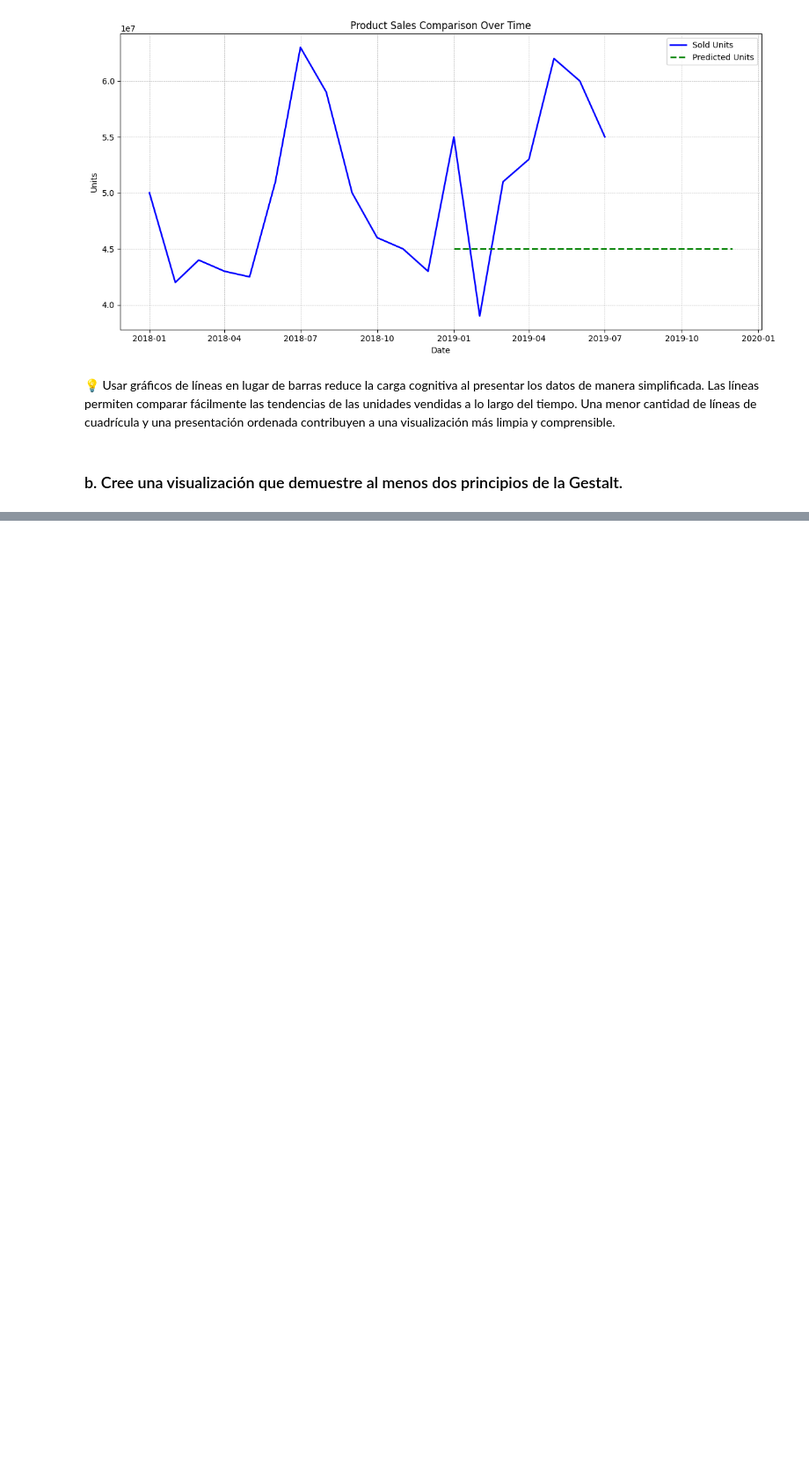
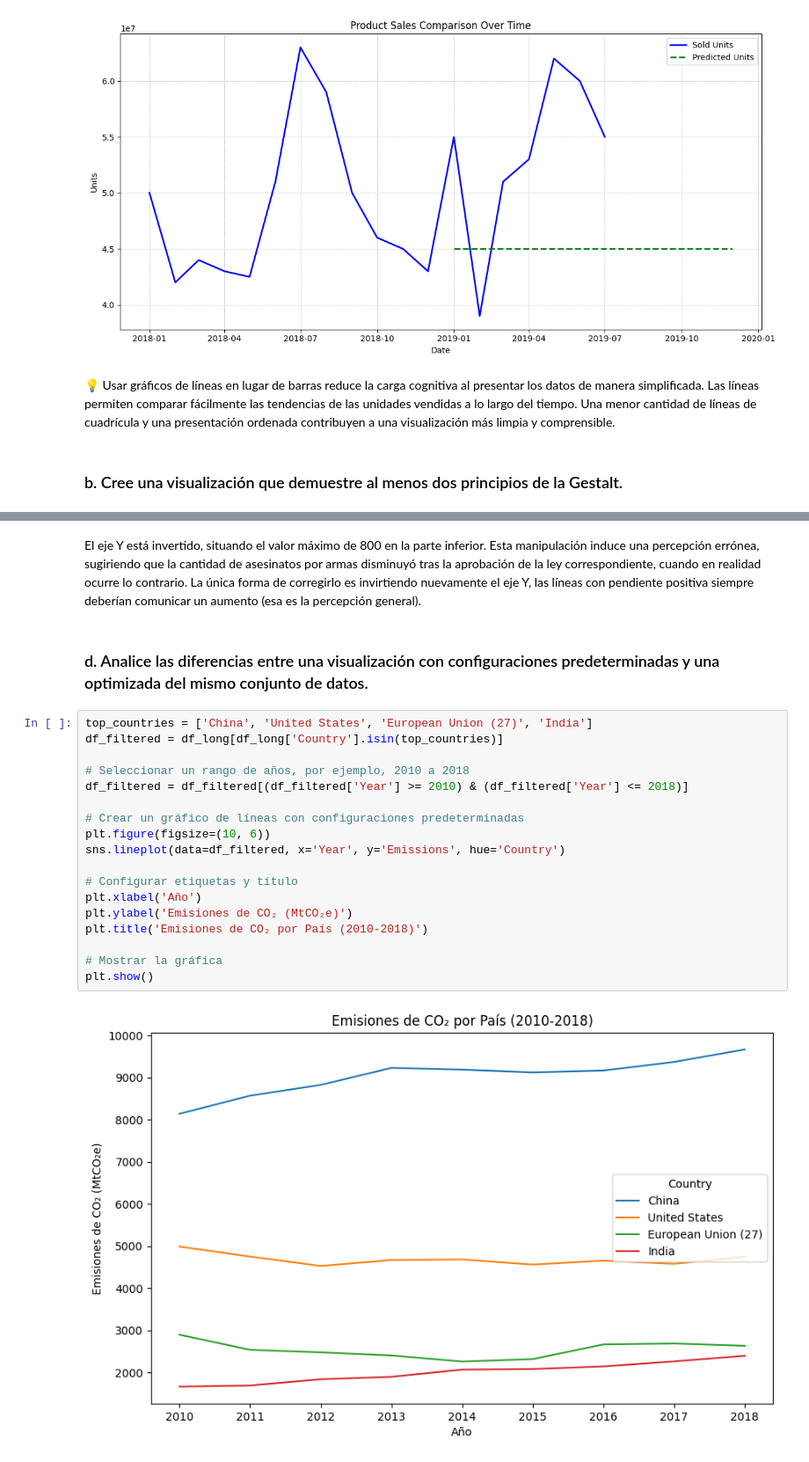
Before and after one commit to UVG-Works-Hub/data-visualization, a Jupyter notebook: additional.ipynb, the cells around one changed output, grey strips where cells are left out. Shown at 88% size. Saved outputs shown, nothing was run; the diff lists cells and outputs as text; blank space fills up the shorter version.

```diff
--- a/additional.ipynb
+++ b/additional.ipynb
@@ -88,0 +134,24 @@ plt.show()
+# %% [markdown]
+El eje Y está invertido, situando el valor máximo de 800 en la parte inferior. Esta manipulación induce una percepción errónea, sugiriendo que la cantidad de asesinatos por armas disminuyó tras la aprobación de la ley correspondiente, cuando en realidad ocurre lo contrario. La única forma de corregirlo es invirtiendo nuevamente el eje Y, las líneas con pendiente positiva siempre deberían comunicar un aumento (esa es la percepción general).
+# %% [markdown]
+### d. Analice las diferencias entre una visualización con configuraciones predeterminadas y una optimizada del mismo conjunto de datos.
+# %%
+top_countries = ['China', 'United States', 'European Union (27)', 'India']
+df_filtered = df_long[df_long['Country'].isin(top_countries)]
+
+# Seleccionar un rango de años, por ejemplo, 2010 a 2018
+df_filtered = df_filtered[(df_filtered['Year'] >= 2010) & (df_filtered['Year'] <= 2018)]
+
+# Crear un gráfico de líneas con configuraciones predeterminadas
+plt.figure(figsize=(10, 6))
+sns.lineplot(data=df_filtered, x='Year', y='Emissions', hue='Country')
+
+# Configurar etiquetas y título
+plt.xlabel('Año')
+plt.ylabel('Emisiones de CO₂ (MtCO₂e)')
+plt.title('Emisiones de CO₂ por País (2010-2018)')
+
+# Mostrar la gráfica
+plt.show()
+# %% [output]
+[figure, added]
```
Also changed, not shown: parts of 13 cells of this notebook.
